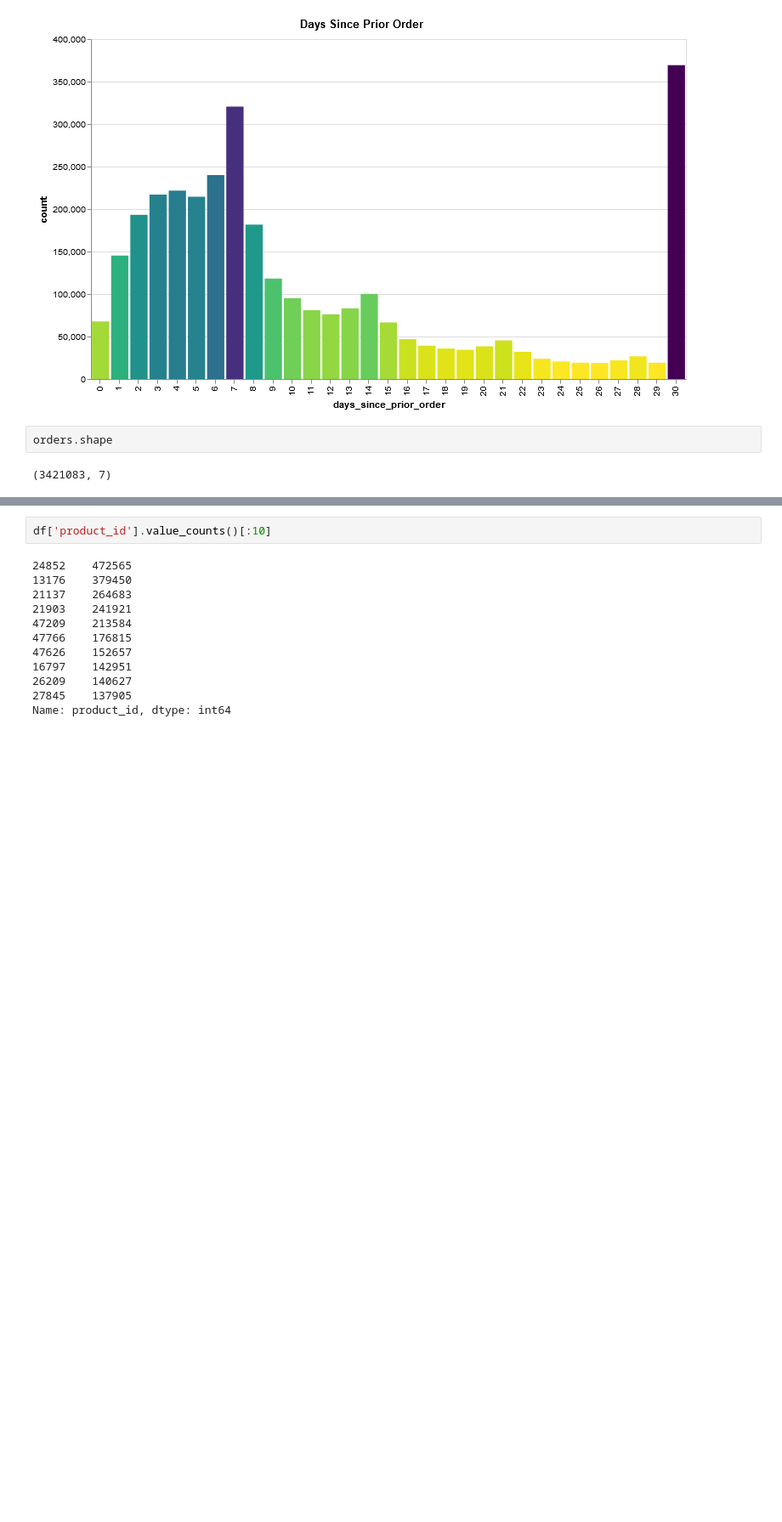
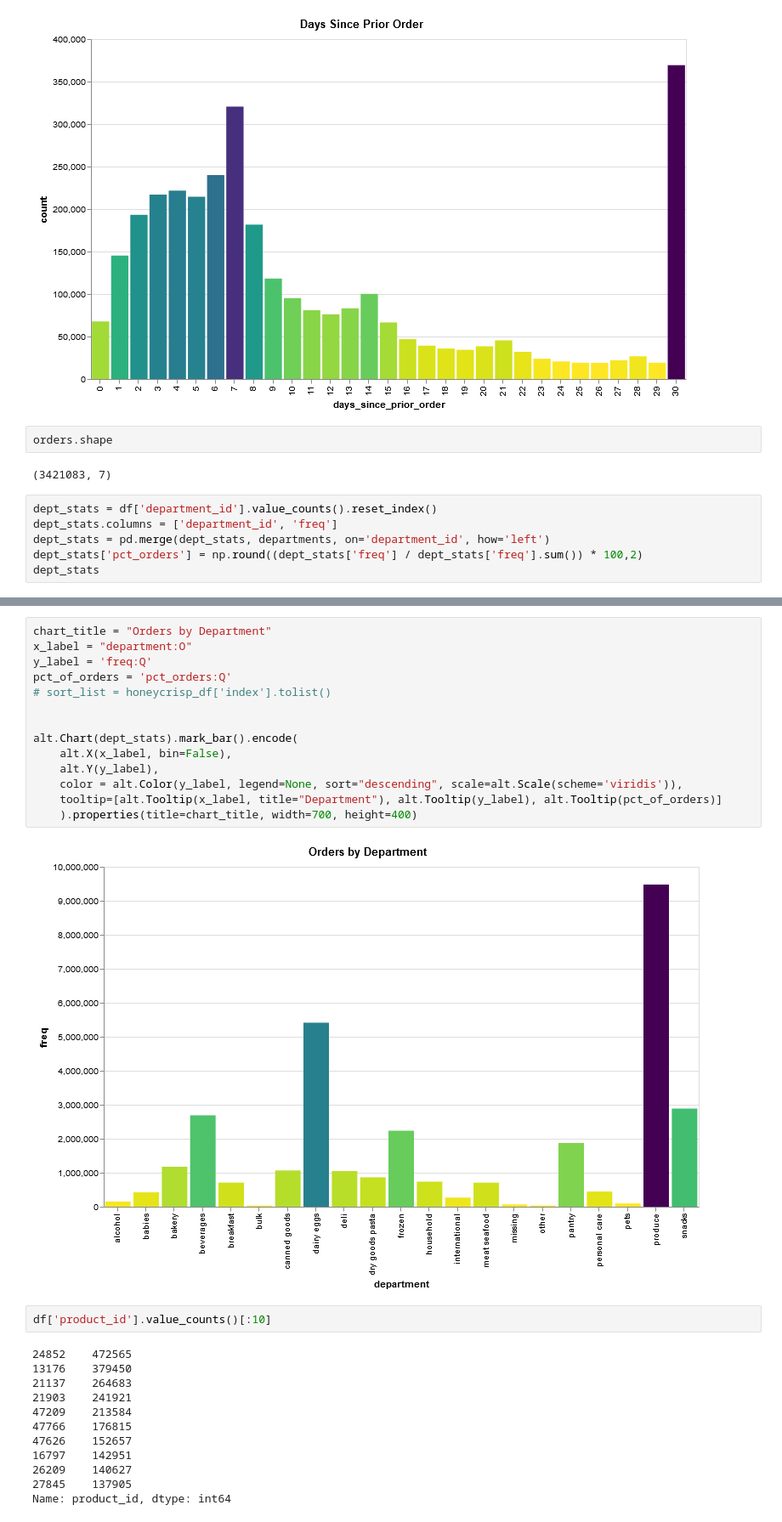
Before and after one commit to hjhuney/Instacart, a Jupyter notebook: Instacart.ipynb, the cells around one changed output, grey strips where cells are left out. Shown at 85% size. Drawn from its saved outputs; the diff is of its cells as text; blank space fills up the shorter version.

```diff
--- a/Instacart.ipynb
+++ b/Instacart.ipynb
@@ -378,3 +378,9 @@ alt.Chart(days_since_prior).mark_bar().encode(
 orders.shape
 # %% [output]
 (3421083, 7)
+# %%
+dept_stats = df['department_id'].value_counts().reset_index()
+dept_stats.columns = ['department_id', 'freq']
+dept_stats = pd.merge(dept_stats, departments, on='department_id', how='left')
+dept_stats['pct_orders'] = np.round((dept_stats['freq'] / dept_stats['freq'].sum()) * 100,2)
+dept_stats
@@ -381,3 +405,19 @@ orders.shape
+# %%
+chart_title = "Orders by Department"
+x_label = "department:O"
+y_label = 'freq:Q'
+pct_of_orders = 'pct_orders:Q'
+# sort_list = honeycrisp_df['index'].tolist()
+
+
+alt.Chart(dept_stats).mark_bar().encode(
+    alt.X(x_label, bin=False),
+    alt.Y(y_label),
+    color = alt.Color(y_label, legend=None, sort="descending", scale=alt.Scale(scheme='viridis')),
+    tooltip=[alt.Tooltip(x_label, title="Department"), alt.Tooltip(y_label), alt.Tooltip(pct_of_orders)]
+    ).properties(title=chart_title, width=700, height=400)
+# %% [output]
+[figure, added]
 # %%
 df['product_id'].value_counts()[:10]
 # %% [output]
```
Also changed, not shown: parts of 11 cells of this notebook.
